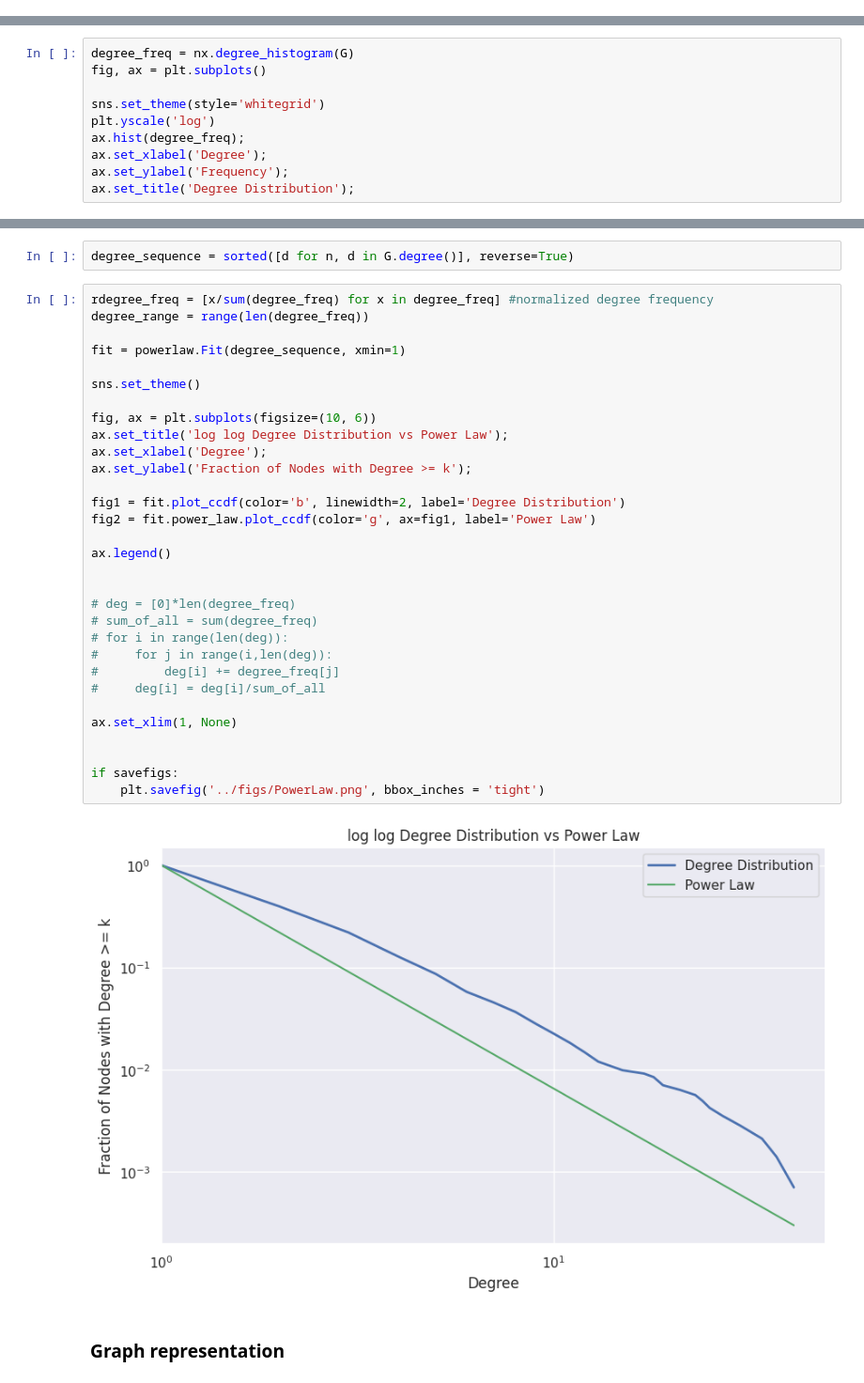
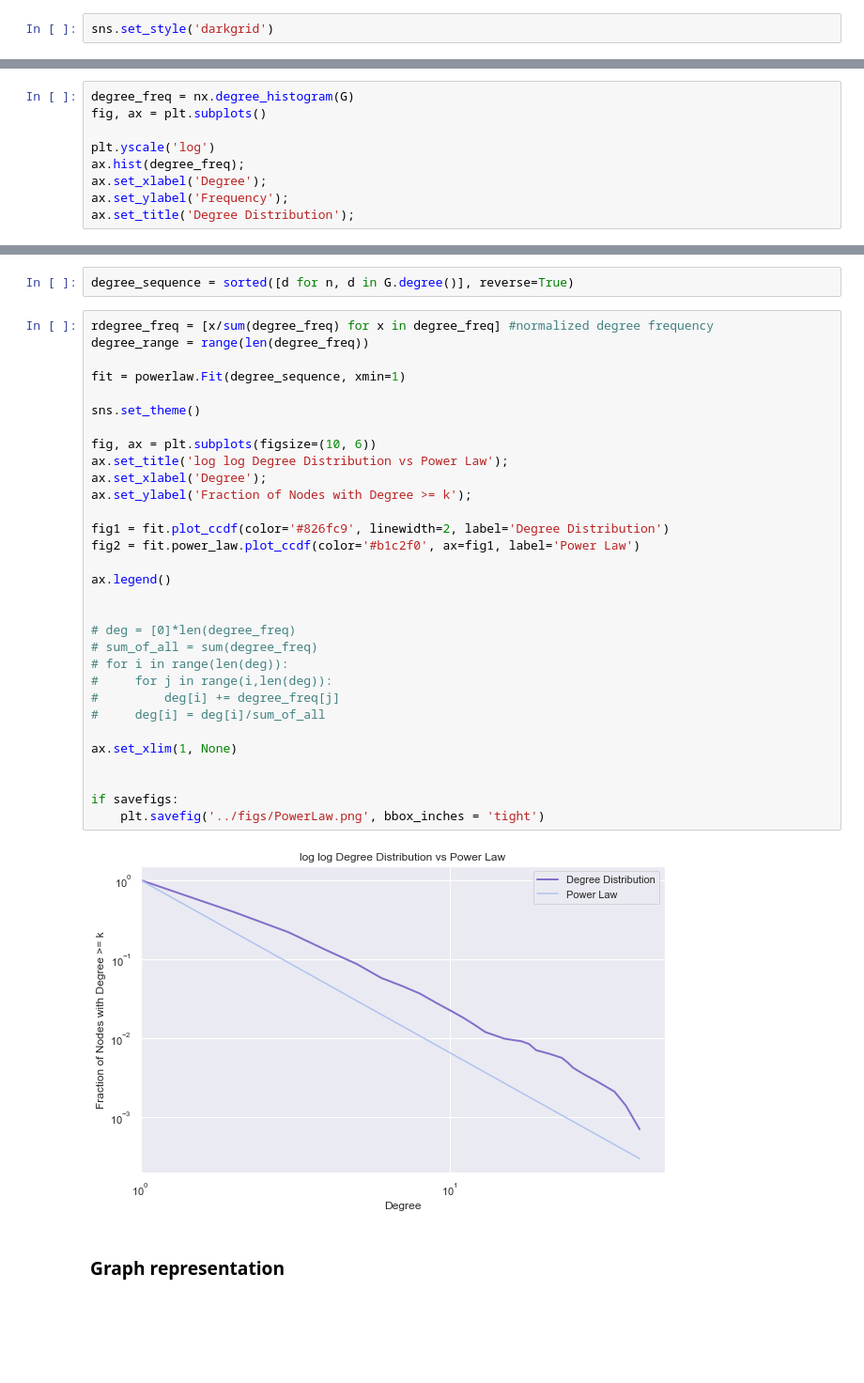
Before and after one commit to ITU-Bumblebees/network_analysis, a Jupyter notebook: Code/project.ipynb, the cells around one changed output, grey strips where cells are left out. Shown at 94% size. Saved outputs shown, nothing was run; the diff lists cells and outputs as text; blank space fills up the shorter version.

```diff
--- a/Code/project.ipynb
+++ b/Code/project.ipynb
@@ -149,6 +149,8 @@ print(nx.clustering(G))
 {1329: 0, 1338: 0, 1339: 0, 1348: 0, 1361: 0, 1394: 0, 1396: 0, 1402: 0, 1420: 0, 1421: 0, 1424: 0, 1428: 0, 1430: 0, 1431: 0, 1442: 0, 1443: 0, 1446: 0, 1447: 0, 1448: 0, 1455: 0, 1456: 0, 1457: 0, 1 ...
 # %% [markdown]
 #### Degree Distribution
+# %%
+sns.set_style('darkgrid')
 # %%
 degree_freq = nx.degree_histogram(G)
 fig, ax = plt.subplots()
@@ -179,7 +181,6 @@ if savefigs:
 degree_freq = nx.degree_histogram(G)
 fig, ax = plt.subplots()
 
-sns.set_theme(style='whitegrid')
 plt.yscale('log')
 ax.hist(degree_freq);
 ax.set_xlabel('Degree');
@@ -213,36 +215,36 @@ degree_sequence = sorted([d for n, d in G.degree()], reverse=True)
 # %%
 rdegree_freq = [x/sum(degree_freq) for x in degree_freq] #normalized degree frequency
 degree_range = range(len(degree_freq))
 
 fit = powerlaw.Fit(degree_sequence, xmin=1)
 
 sns.set_theme()
 
 fig, ax = plt.subplots(figsize=(10, 6))
 ax.set_title('log log Degree Distribution vs Power Law');
 ax.set_xlabel('Degree');
 ax.set_ylabel('Fraction of Nodes with Degree >= k');
 
-fig1 = fit.plot_ccdf(color='b', linewidth=2, label='Degree Distribution')
-fig2 = fit.power_law.plot_ccdf(color='g', ax=fig1, label='Power Law')
+fig1 = fit.plot_ccdf(color='#826fc9', linewidth=2, label='Degree Distribution')
+fig2 = fit.power_law.plot_ccdf(color='#b1c2f0', ax=fig1, label='Power Law')
 
 ax.legend()
 
 
 # deg = [0]*len(degree_freq)
 # sum_of_all = sum(degree_freq)
 # for i in range(len(deg)):
 #     for j in range(i,len(deg)):
 #         deg[i] += degree_freq[j]
 #     deg[i] = deg[i]/sum_of_all
 
 ax.set_xlim(1, None)
 
 
 if savefigs:
     plt.savefig('../figs/PowerLaw.png', bbox_inches = 'tight')
 # %% [output]
-[figure, old version]
+[figure, new version]
 # %% [markdown]
 ### Graph representation
 # %%
```
Also changed, not shown: parts of 3 cells of this notebook, 2 other files.
